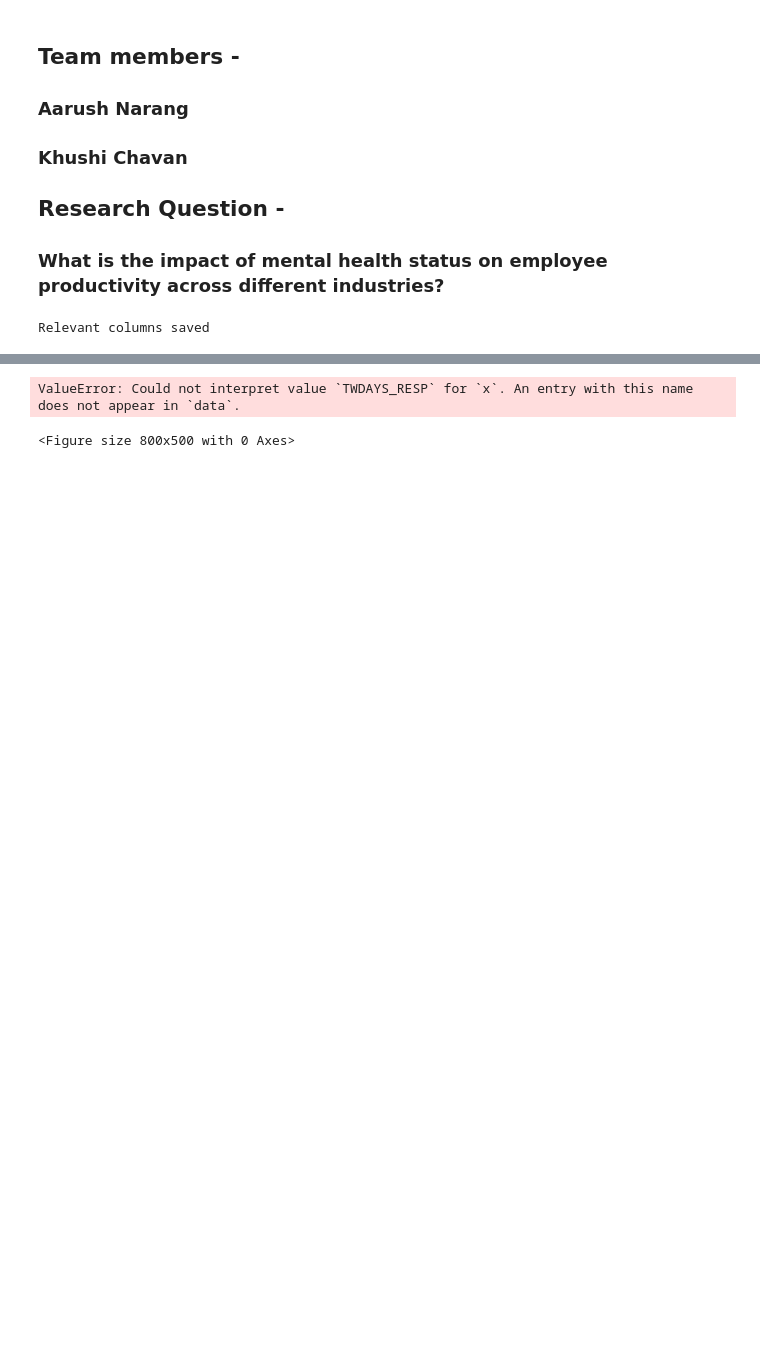
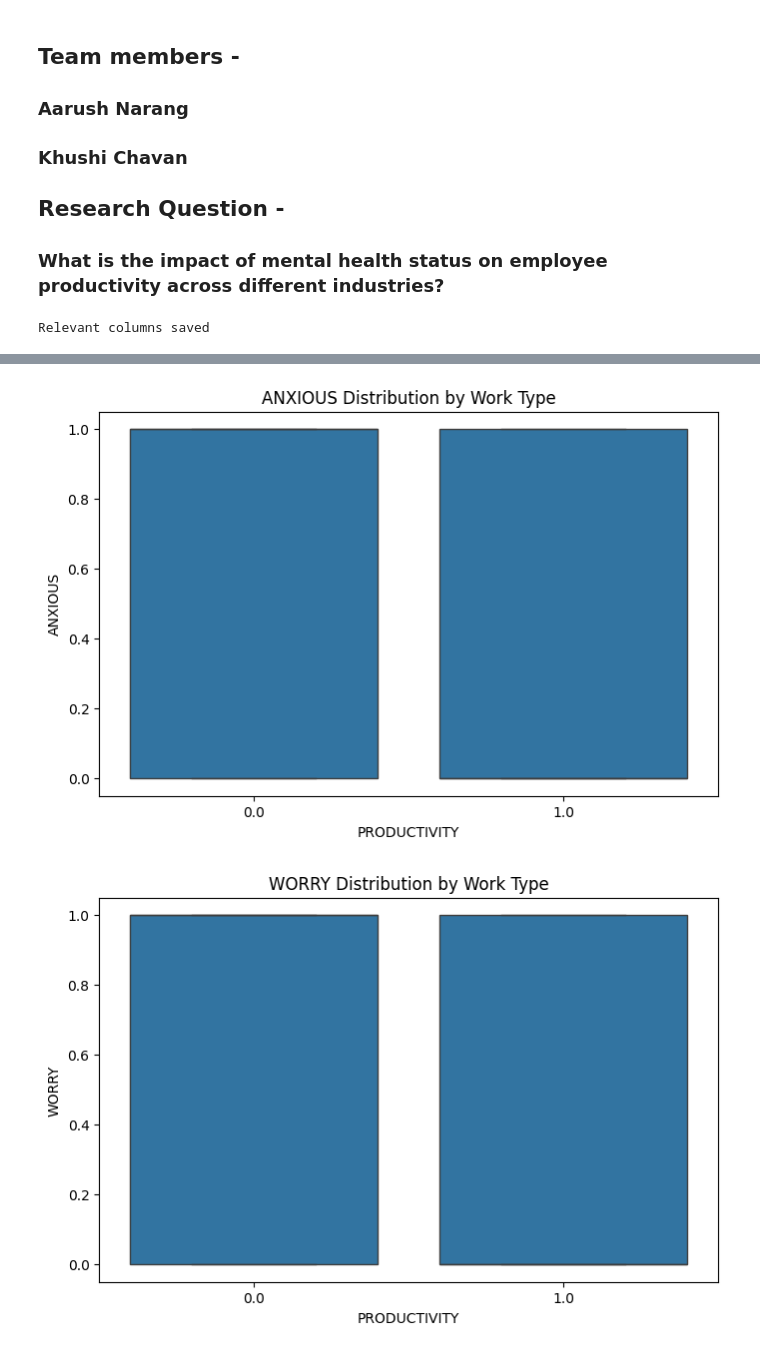
Before and after one commit to khushi080701/Final_Project_Foundations_Of_Data_Science, a Jupyter notebook: Final_Project.ipynb, the cells around one changed output, grey strips where cells are left out. Saved outputs shown, nothing was run; the diff lists cells and outputs as text; code cells hidden in the pictures; blank space fills up the shorter version.

```diff
--- a/Final_Project.ipynb
+++ b/Final_Project.ipynb
@@ -87,7 +89,7 @@ data = pd.read_csv('cleaned_dataset.csv')
 data.replace(['', 'NA', 'NaN'], np.nan, inplace=True)
 
 #Dropping the rows where there are missing values in productivity
-data.dropna(subset=['ANYWORK'], inplace=True)
+data.dropna(subset=['WRKLOSSRV'], inplace=True)
 
 #Dropping the rows where there are missing values in all the mental health factors
 data.dropna(subset=['ANXIOUS', 'WORRY', 'INTEREST', 'DOWN'], how='all', inplace=True)
@@ -191,0 +143,10 @@ dtype: int64
+# %%
+data['WRKLOSSRV'] = data['WRKLOSSRV'].replace(2, 0)
+
+cols = ['ANXIOUS', 'WORRY', 'DOWN']
+mapping = {1: 0, 2: 1, 3: 1, 4: 1}
+
+for c in cols:
+    data[c] = data[c].replace(mapping)
+
+data['INTEREST'] = data['INTEREST'].replace({1: 1, 2: 0, 3: 0, 4: 0})
@@ -202,26 +177,22 @@ print(imputed_data.head())
 # %%
-# Function to perform data exploration
 def data_exploration(data):
 
-    # Statistical summary
     summary_stats = data.describe(include='all')
     print("Statistical Summary:")
     print(summary_stats)
 
-    # Visualize the distribution of work type
-    plt.figure(figsize=(8,5))
-    sns.countplot(data=data, x='TWDAYS_RESP')
-    plt.title('Distribution of Work Type (Office vs Remote)')
-    plt.show()
-
-    # Visualize key mental health metrics (ANXIOUS, WORRY, DOWN) by ANYWORK
     mental_health_metrics = ['ANXIOUS', 'WORRY', 'DOWN']
     for metric in mental_health_metrics:
         plt.figure(figsize=(8,5))
-        sns.boxplot(data=data, x='ANYWORK', y=metric)
+        sns.boxplot(data=data, x='PRODUCTIVITY', y=metric)
         plt.title(f'{metric} Distribution by Work Type')
         plt.show()
 
+    for metric in mental_health_metrics:
+        plt.figure(figsize=(8,5))
+        sns.boxplot(data=data, x='INTEREST', y=metric)
+        plt.title(f'{metric} Distribution by Work Type')
+        plt.show()
 
 data_exploration(imputed_data)
 # %% [output]
@@ -238,2 +219,2 @@ max      2.000000    4.000000    4.000000    4.000000    4.000000
-ValueError: Could not interpret value `TWDAYS_RESP` for `x`. An entry with this name does not appear in `data`.
-<Figure size 800x500 with 0 Axes>
+[figure, added]
+[figure, added]
```
Also changed, not shown: parts of 17 cells of this notebook.
